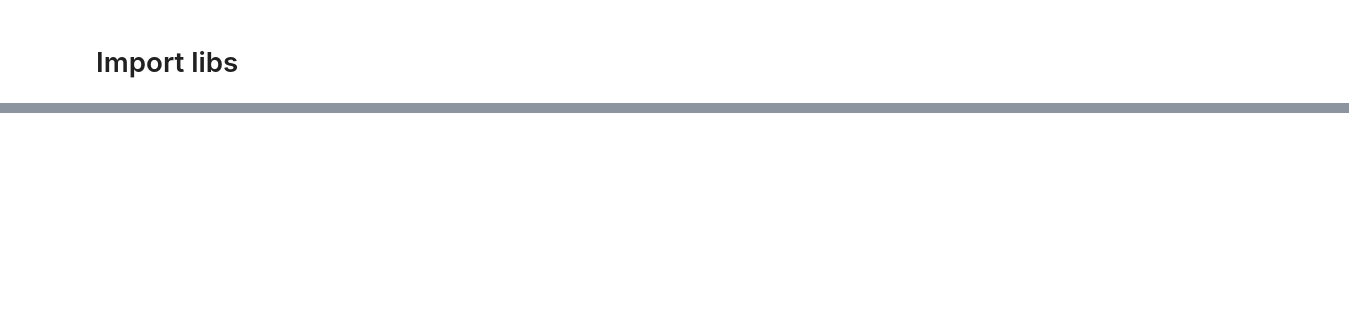
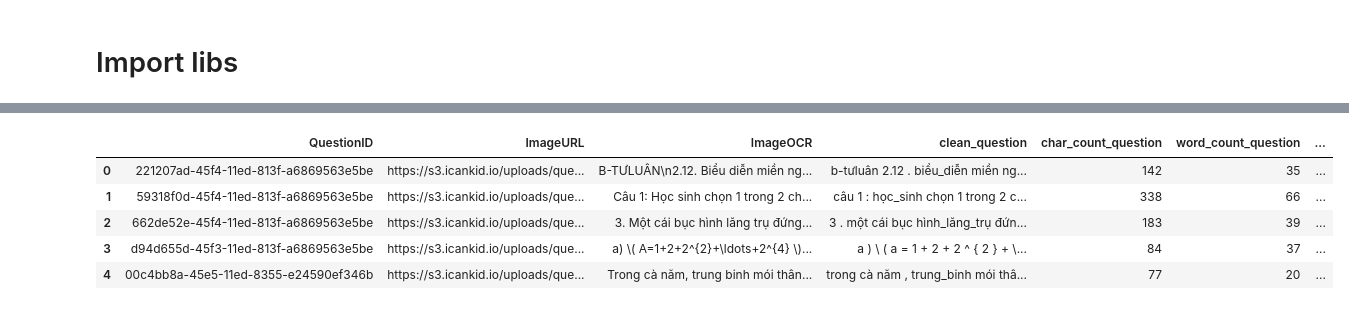
Before and after one commit to galaxyed/DS-Handover, a Jupyter notebook: ICM/API_checking.ipynb, the cells around one changed output, grey strips where cells are left out. Drawn from its saved outputs; the diff is of its cells as text; code cells hidden in the pictures; blank space fills up the shorter version.

```diff
--- a/ICM/API_checking.ipynb
+++ b/ICM/API_checking.ipynb
@@ -13,0 +75,9 @@ def request_API(post_url, payload):
+# %%
+df.head()
+# %% [output]
+|  | QuestionID | ImageURL | ImageOCR | clean_question | char_count_question | word_count_question | ... |
+| 0 | 221207ad-45f4-11ed-813f-a6869563e5be | https://s3.icankid.io/uploads/que... | B-TƯLUÂN\n2.12. Biểu diễn miền ng... | b-tưluân 2.12 . biểu_diễn miền ng... | 142 | 35 | ... |
+| 1 | 59318f0d-45f4-11ed-813f-a6869563e5be | https://s3.icankid.io/uploads/que... | Câu 1: Học sinh chọn 1 trong 2 ch... | câu 1 : học_sinh chọn 1 trong 2 c... | 338 | 66 | ... |
+| 2 | 662de52e-45f4-11ed-813f-a6869563e5be | https://s3.icankid.io/uploads/que... | 3. Một cái bục hình lăng trụ đứng... | 3 . một cái bục hình_lăng_trụ đứn... | 183 | 39 | ... |
+| 3 | d94d655d-45f3-11ed-813f-a6869563e5be | https://s3.icankid.io/uploads/que... | a) \( A=1+2+2^{2}+\ldots+2^{4} \)... | a ) \ ( a = 1 + 2 + 2 ^ { 2 } + \... | 84 | 37 | ... |
+| 4 | 00c4bb8a-45e5-11ed-8355-e24590ef346b | https://s3.icankid.io/uploads/que... | Trong cà năm, trung binh mói thân... | trong cà năm , trung_binh mói thâ... | 77 | 20 | ... |
```
Also changed, not shown: parts of 31 cells of this notebook, 32 other files.
